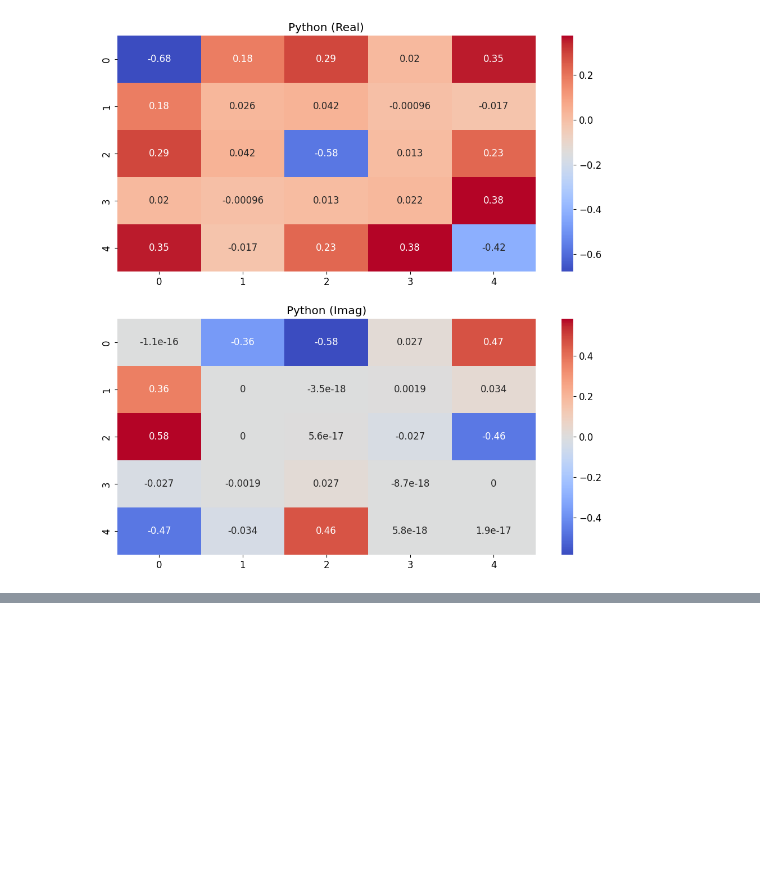
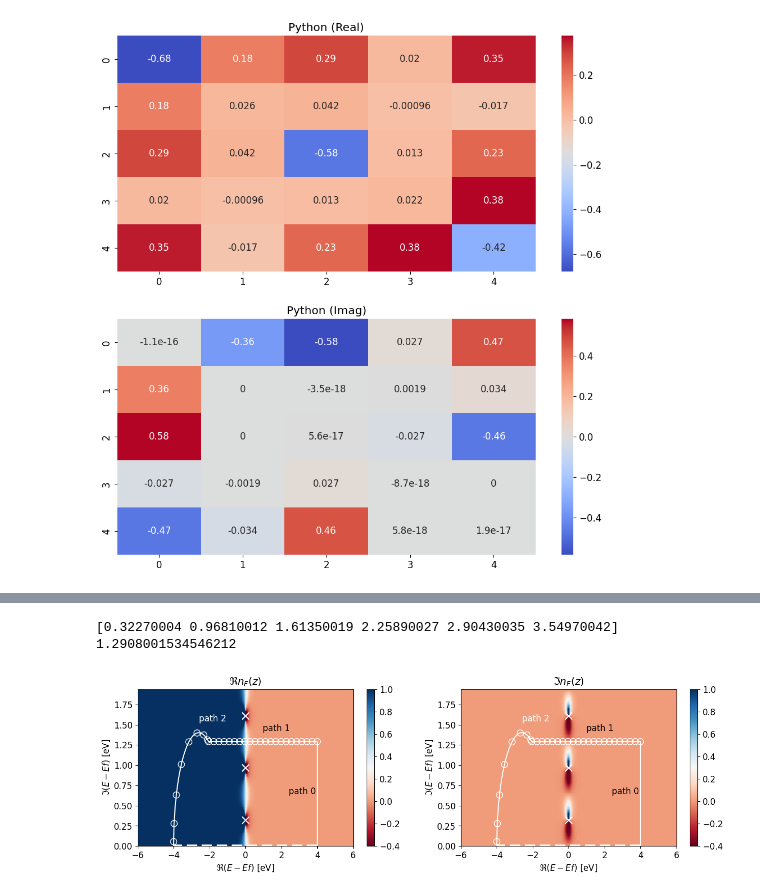
Before and after one commit to AMReX-Microelectronics/Electrostatic, a Jupyter notebook: Tools/MatrixInversion/python/MatrixInversion.ipynb, the cells around one changed output, grey strips where cells are left out. Drawn from its saved outputs; the diff is of its cells as text; code cells hidden in the pictures; blank space fills up the shorter version.

```diff
--- a/Tools/MatrixInversion/python/MatrixInversion.ipynb
+++ b/Tools/MatrixInversion/python/MatrixInversion.ipynb
@@ -221,0 +385,46 @@ if(PrintFigures):
+# %%
+E_pts=200
+E_min = E_left-2
+E_max = -E_min
+E=np.linspace(E_min,E_max,E_pts,dtype=complex)
+
+E_complex_y_max = 1.5*zeta
+E_complex = np.linspace(0, E_complex_y_max, E_pts)
+# Setup the poles
+poles = kT * np.pi * (2 * np.arange(int(E_complex_y_max/(pikT))) + 1)
+print(poles)
+
+# Calculate the Fermi function
+nF = np.empty([len(E_complex), len(E)], np.complex128)
+for i,e_i in enumerate(E_complex):
+    nF[i,:] = nf(E, eta=e_i, kT=kT)
+
+
+fig, axs = plt.subplots(ncols=2, figsize=(15,4))
+maxis(axs[0], title=r'$\Re n_F(z)$') ; maxis(axs[1], title=r'$\Im n_F(z)$')
+maxis(axs, xlbl='$\Re (E-Ef)$ [eV]', xrng=[np.amin(E), np.amax(E)],
+      ylbl='$\Im (E-Ef)$ [eV]', yrng=[0, np.amax(E_complex)])
+
+
+L = zeta
+print(L)
+
+for i,data in enumerate([nF.real, nF.imag]):
+    p = axs[i].pcolor(E, E_complex, data, cmap='RdBu', vmin=-0.4, vmax=1)
+    fig.colorbar(p, ax=axs[i])
+    axs[i].scatter(path2_x, path2_y, facecolors='none', edgecolors='w', s=80)
+    axs[i].scatter(path1_x, path1_y, facecolors='none', edgecolors='w', s=80)
+    axs[i].plot(circle_x, circle_y,color='w')
+    axs[i].scatter(np.zeros(len(poles)), poles, marker="x", color='w', s=100)
+
+    axs[i].text(E_right*0.6,(zeta/2),'path 0',color='k')
+    axs[i].text((E_right+eta)/2.,1.1*zeta,'path 1',color='k')
+    axs[i].text(E_cent,1.1*R,'path 2',color='w')
+
+    axs[i].plot([E_right, eta], [zeta, zeta], 'w')
+    axs[i].plot([E_right, E_left], [zplus,zplus], 'w--', lw=4)
+    axs[i].plot([E_right, E_right],[zplus,zeta], 'w')
+# %% [output]
+[0.32270004 0.96810012 1.61350019 2.25890027 2.90430035 3.54970042]
+1.2908001534546212
+[figure, added]
```
Also changed, not shown: parts of 8 cells of this notebook.
